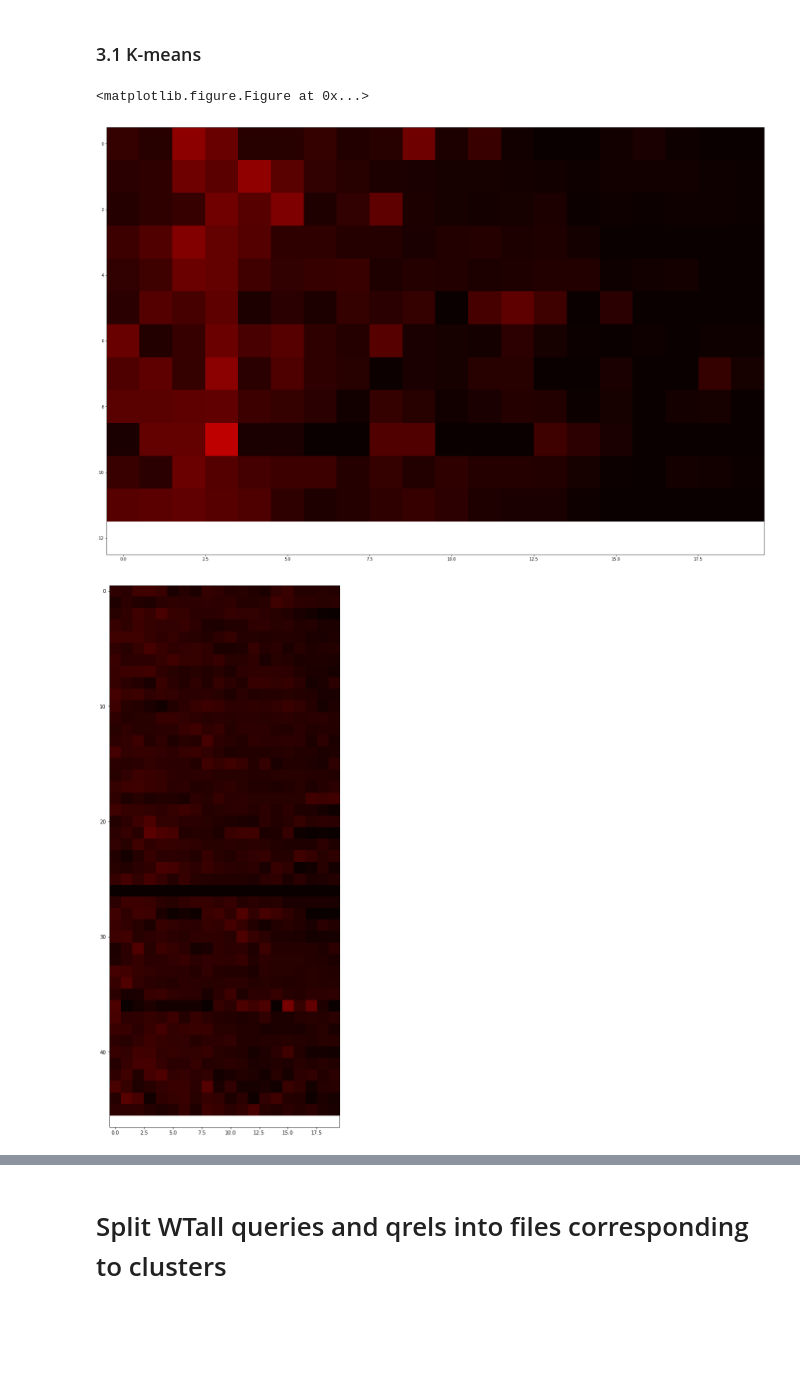
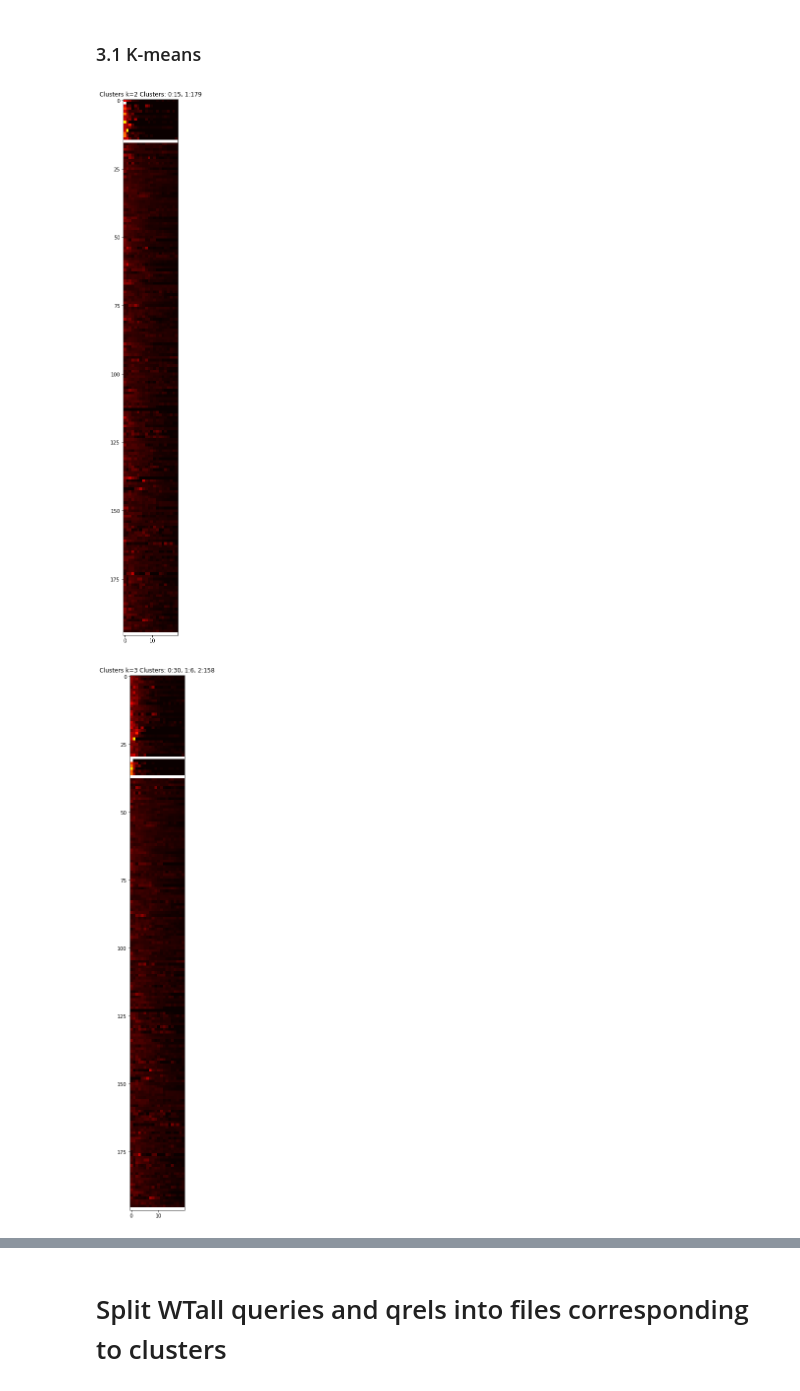
Before and after one commit to cristinadece/terrier-passage, a Jupyter notebook: data/QueryMatchInDoc-clustering.ipynb, the cells around one changed output, grey strips where cells are left out. Saved outputs shown, nothing was run; the diff lists cells and outputs as text; code cells hidden in the pictures; blank space fills up the shorter version.

```diff
--- a/data/QueryMatchInDoc-clustering.ipynb
+++ b/data/QueryMatchInDoc-clustering.ipynb
@@ -144,0 +147,5 @@ Queries non processed by Terrier set([100, 95])
+# %%
+for i in [188,87,193,177,7,66]:
+    print qidInfo[i]
+
+print qidInfo[106]
@@ -230,34 +245,38 @@ print len(all_qids), all_qids
 ### 3.1 K-means
 # %%
 from sklearn.cluster import KMeans
-for i in range(11,12):
+
+resultDictList = []
+for i in range(2,12):
 #     print "------------------------------------------------------------------"
 #     print "Clusters: ", i
     kmeans = KMeans(n_clusters=i, random_state=0, init='k-means++').fit(all_probab_ndarray)
 #     print len(kmeans.labels_), kmeans.labels_
+#     print kmeans
 
 
     resultDict = defaultdict(list)
     for p,v in enumerate(kmeans.labels_):
         qid = all_qids[p]
         resultDict[v].append(qid)
 
+    resultDictList.append(resultDict)
+
     plt.figure(figsize=(100, 20))
 
-#     cluster_list = []
+    cluster_list = []
     for cluster, queries in resultDict.iteritems():
-        plt.figure(figsize=(100, 20))
-        cluster_list = []
+#         plt.figure(figsize=(100, 20))
+#         cluster_list = []
 #         print "Cluster Number: ", cluster, len(queries)
 #         print ", ".join([str(qidInfo[q]) for q in queries])
         for x in queries:
             index_qid = all_qids.index(x)
             cluster_list.append(all_probab_ndarray[index_qid, :])
         cluster_list.append(np.ones(20))
-        plt.imshow(cluster_list, cmap="hot")
+    plt.imshow(cluster_list, cmap="hot")
     title_str= ', '.join(['%s:%s' % (key, len(value)) for (key, value) in resultDict.items()])
     plt.title("Clusters k=" + str(i)+ " Clusters: " + title_str)
 # %% [output]
-<matplotlib.figure.Figure at 0x...>
-[figure, old version]
+[figure, new version]
-[figure, old version]
+[figure, new version]
```
Also changed, not shown: parts of 12 cells of this notebook, 15 other files.
